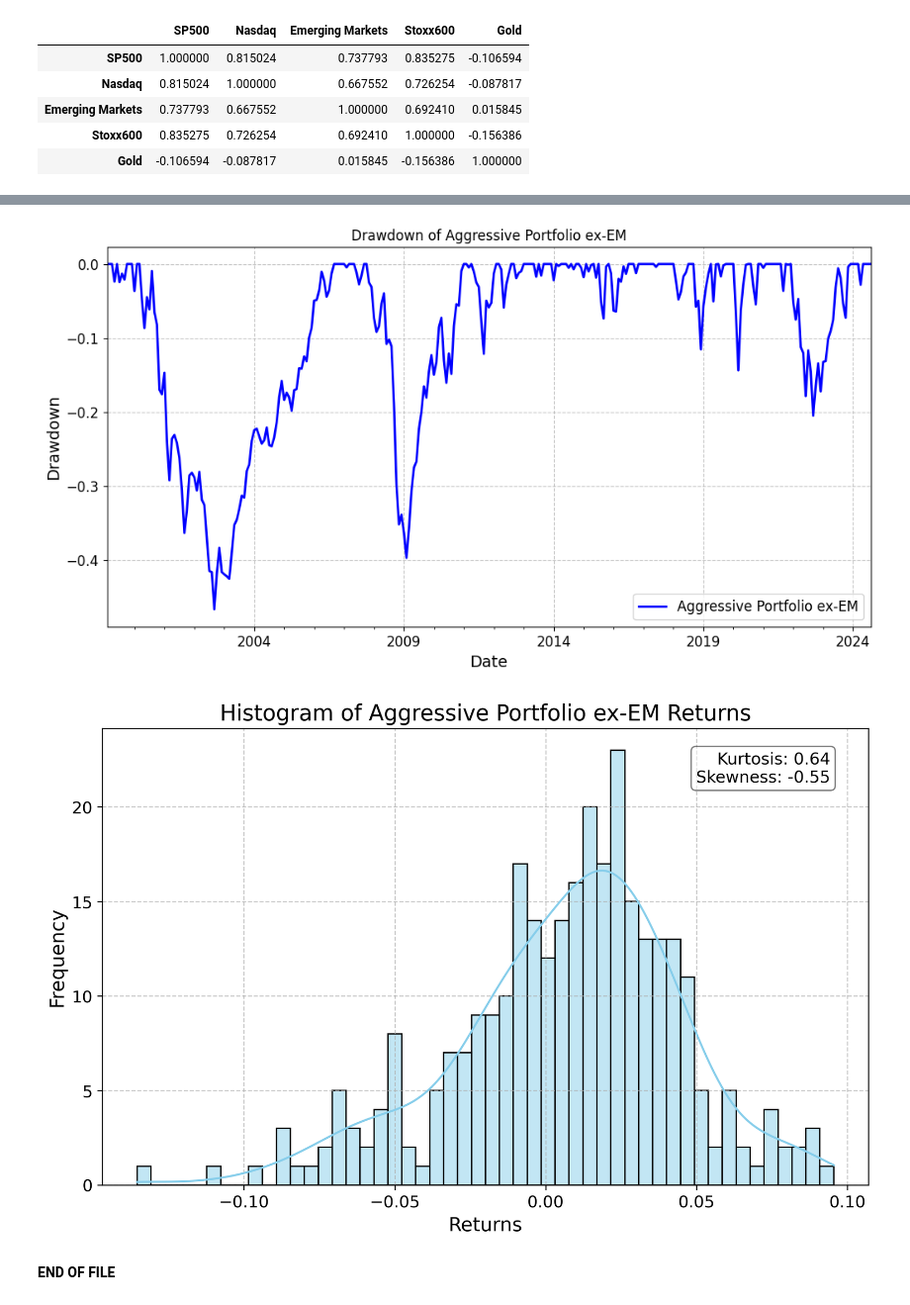
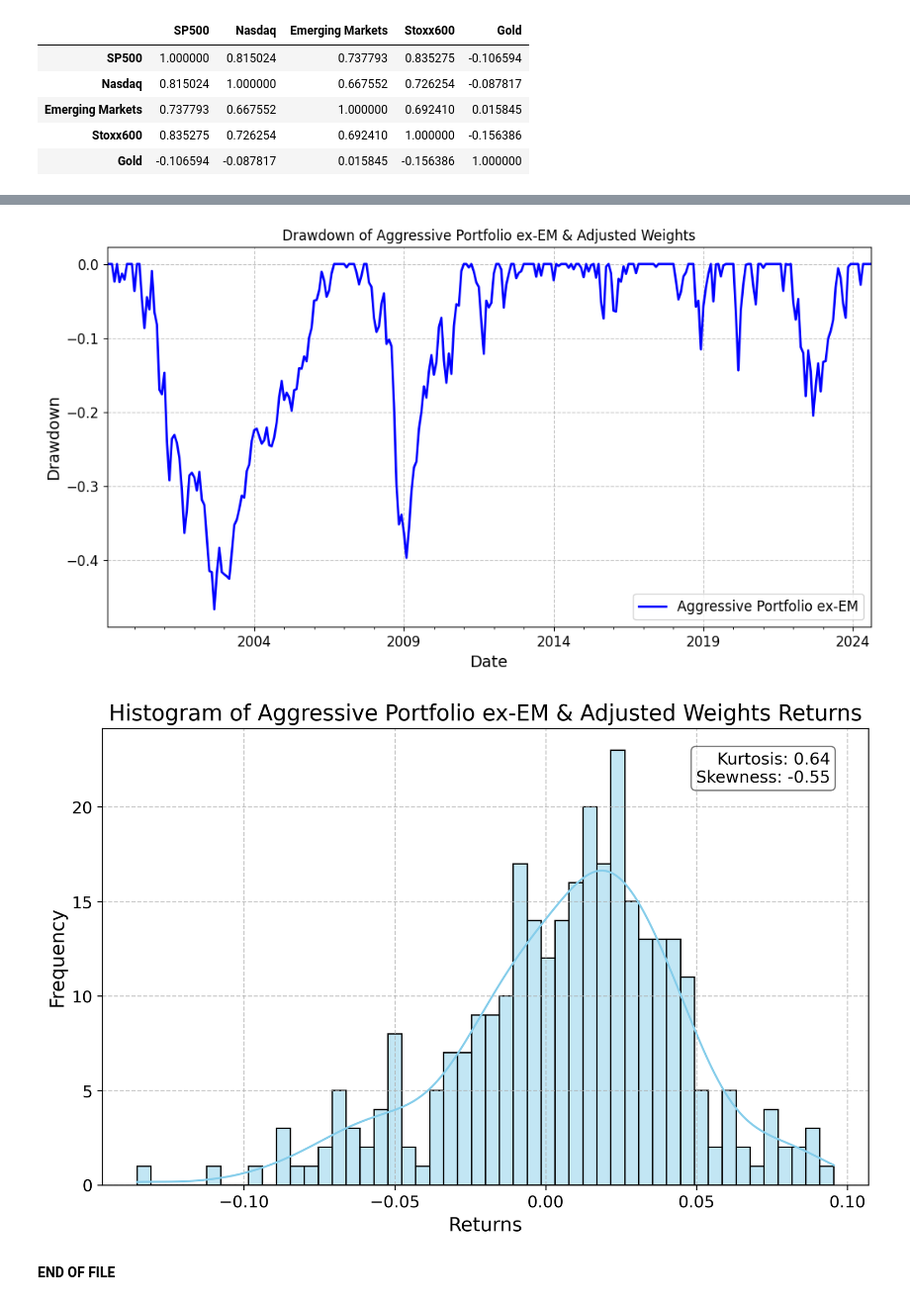
Before and after one commit to louissellier/finary_one, a Jupyter notebook: aggressive_backtest.ipynb, the cells around one changed output, grey strips where cells are left out. Shown at 99% size. Saved outputs shown, nothing was run; the diff lists cells and outputs as text; code cells hidden in the pictures.

Commit message:
Balanced Portfolio Done

```diff
--- a/aggressive_backtest.ipynb
+++ b/aggressive_backtest.ipynb
@@ -508,7 +508,7 @@ up year %        76.00%
 drawdown2 = global_stats2.prices.to_drawdown_series().plot(
     figsize=(12, 6),
     grid=True,
-    title='Drawdown of Aggressive Portfolio ex-EM',
+    title='Drawdown of Aggressive Portfolio ex-EM & Adjusted Weights',
     color='blue',
     linewidth=2,
 )
@@ -522,31 +522,31 @@ plt.yticks(fontsize=12)
 plt.grid(True, linestyle='--', alpha=0.7)
 plt.show()
 # %% [output]
-[figure, old version]
+[figure, new version]
 # %%
 # Plot the histogram
 plt.figure(figsize=(10, 6),  dpi=300)
 sns.histplot(portfolio_returns2, bins=50, kde=True, color='skyblue', edgecolor='black')
 
 # Calculate kurtosis and skewness
 kurt = kurtosis(portfolio_returns2)
 skewness = skew(portfolio_returns2)
 
 # Add text box with kurtosis and skewness
 textstr = f'Kurtosis: {kurt:.2f}\nSkewness: {skewness:.2f}'
 props = dict(boxstyle='round', facecolor='white', alpha=0.5)
 plt.gca().text(0.95, 0.95, textstr, transform=plt.gca().transAxes, fontsize=12,
                verticalalignment='top', horizontalalignment='right', bbox=props)
 
 # Add labels and title
-plt.title('Histogram of Aggressive Portfolio ex-EM Returns', fontsize=16)
+plt.title('Histogram of Aggressive Portfolio ex-EM & Adjusted Weights Returns', fontsize=16)
 plt.xlabel('Returns', fontsize=14)
 plt.ylabel('Frequency', fontsize=14)
 plt.grid(True, linestyle='--', alpha=0.7)
 plt.xticks(fontsize=12)
 plt.yticks(fontsize=12)
 plt.show()
 # %% [output]
-[figure, old version]
+[figure, new version]
 # %% [markdown]
 **END OF FILE**
```
Also changed, not shown: parts of 3 cells of this notebook, 8 other files.
